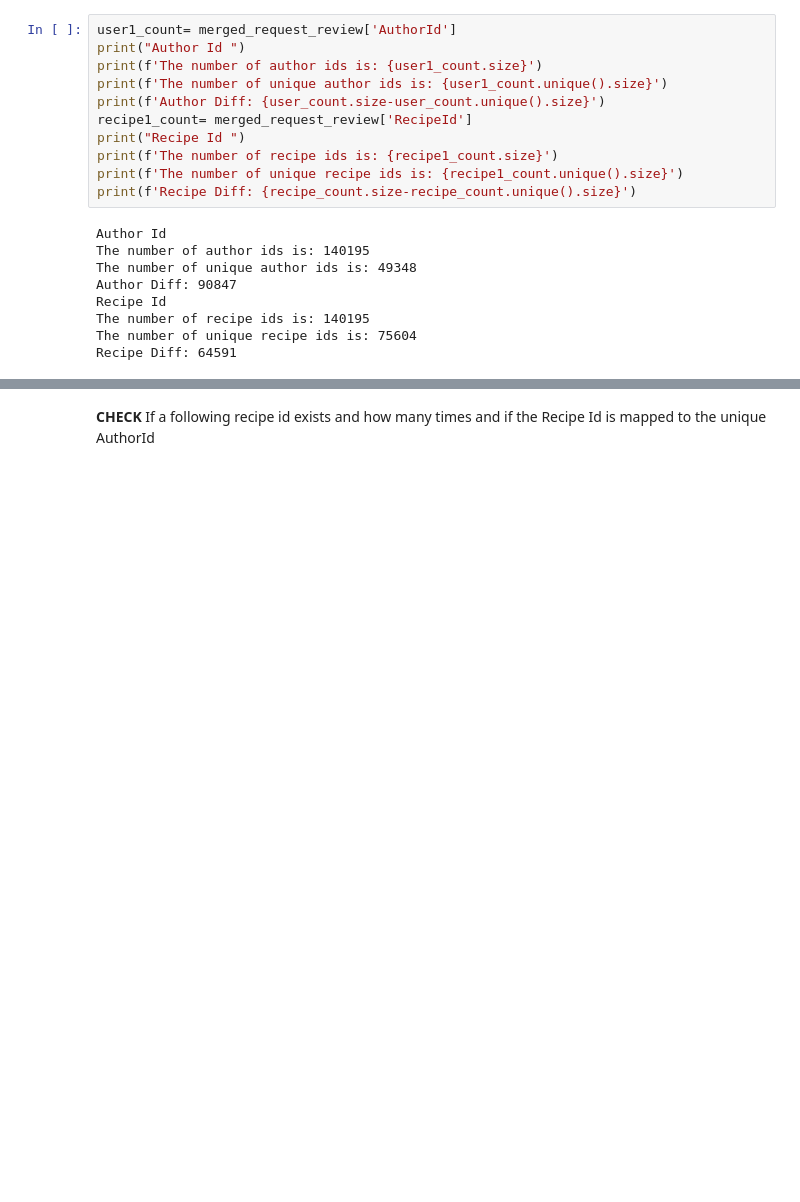
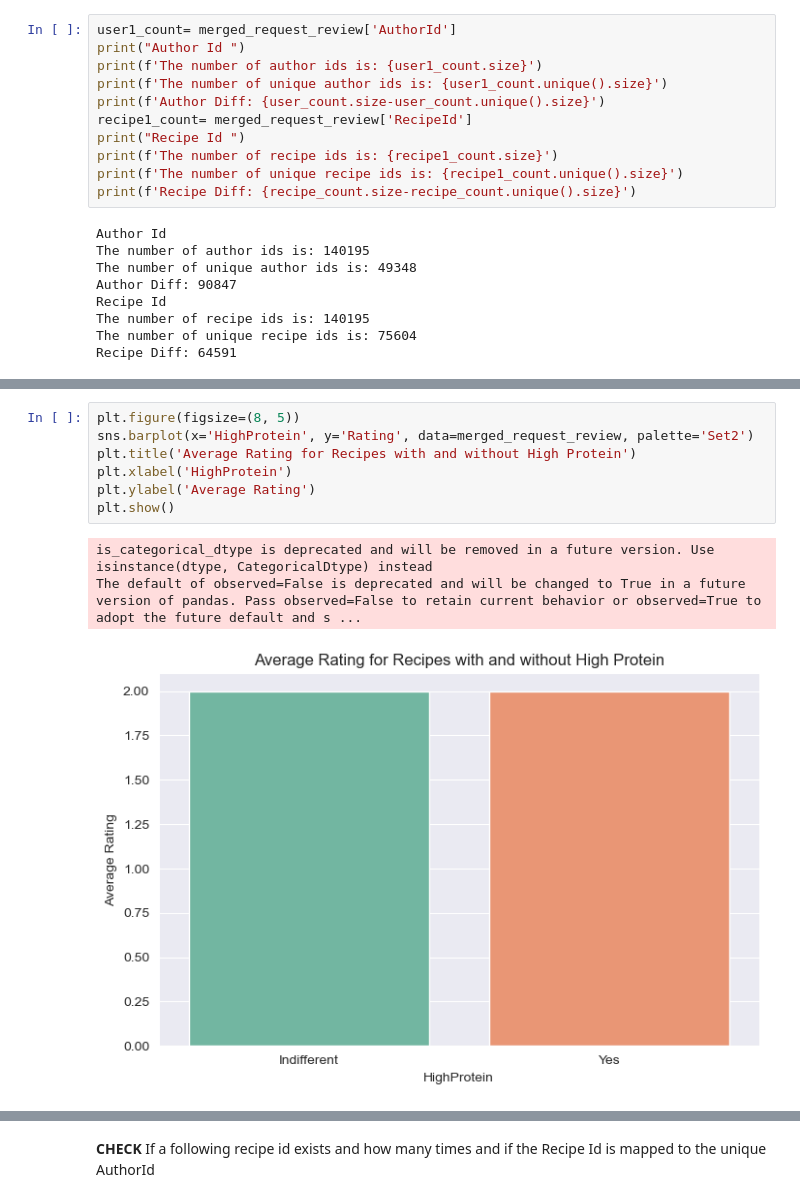
Before and after one commit to tusharkh12/AnalyticsCup, a Jupyter notebook: skilledShark_Submission.ipynb, the cells around one changed output, grey strips where cells are left out. Drawn from its saved outputs; the diff is of its cells as text; blank space fills up the shorter version.

```diff
--- a/skilledShark_Submission.ipynb
+++ b/skilledShark_Submission.ipynb
@@ -337,0 +345,11 @@ Recipe Diff: 64591
+# %%
+plt.figure(figsize=(8, 5))
+sns.barplot(x='HighProtein', y='Rating', data=merged_request_review, palette='Set2')
+plt.title('Average Rating for Recipes with and without High Protein')
+plt.xlabel('HighProtein')
+plt.ylabel('Average Rating')
+plt.show()
+# %% [output]
+is_categorical_dtype is deprecated and will be removed in a future version. Use isinstance(dtype, CategoricalDtype) instead
+The default of observed=False is deprecated and will be changed to True in a future version of pandas. Pass observed=False to retain current behavior or observed=True to adopt the future default and s ...
+[figure, added]
```
Also changed, not shown: parts of 4 cells of this notebook, 2 other files.
